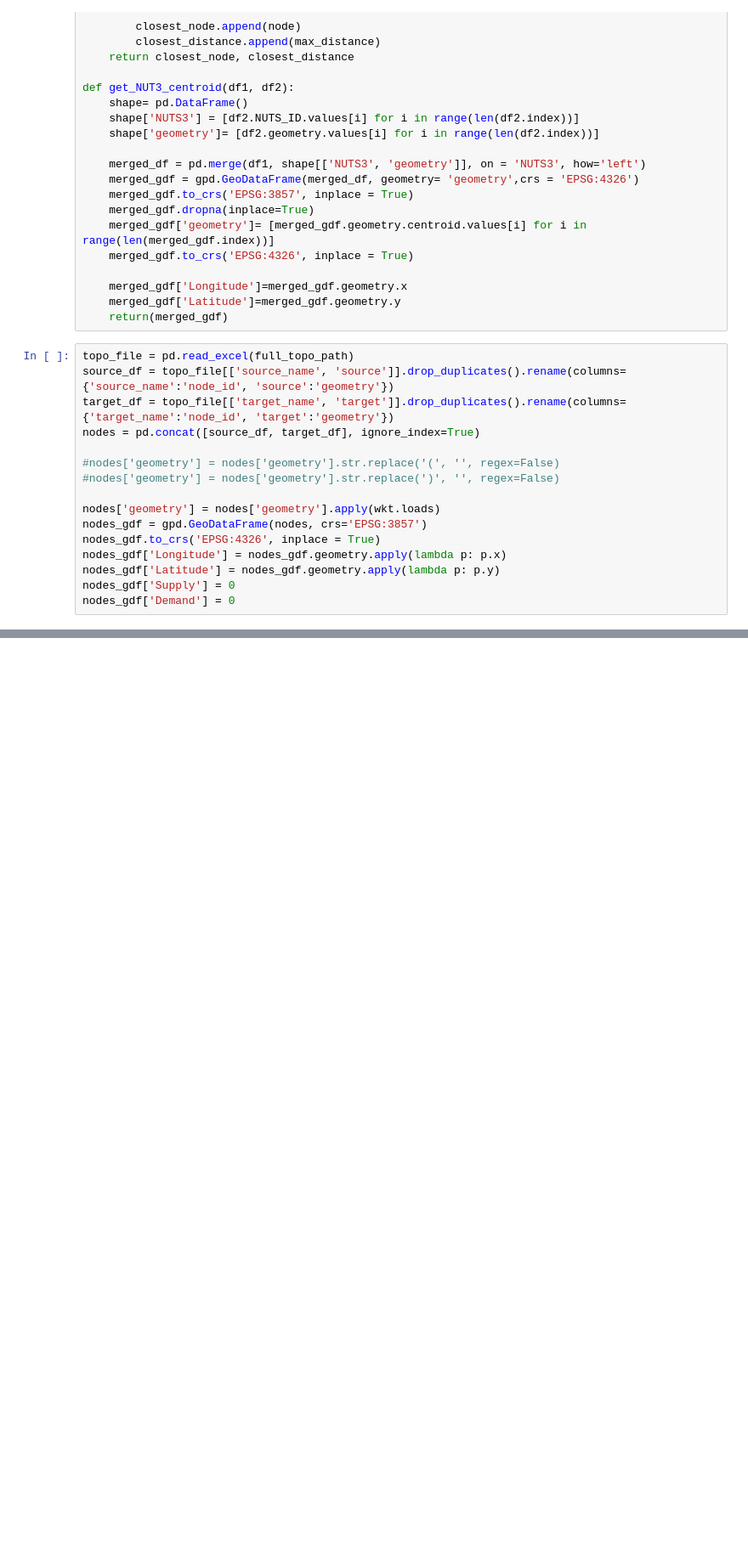
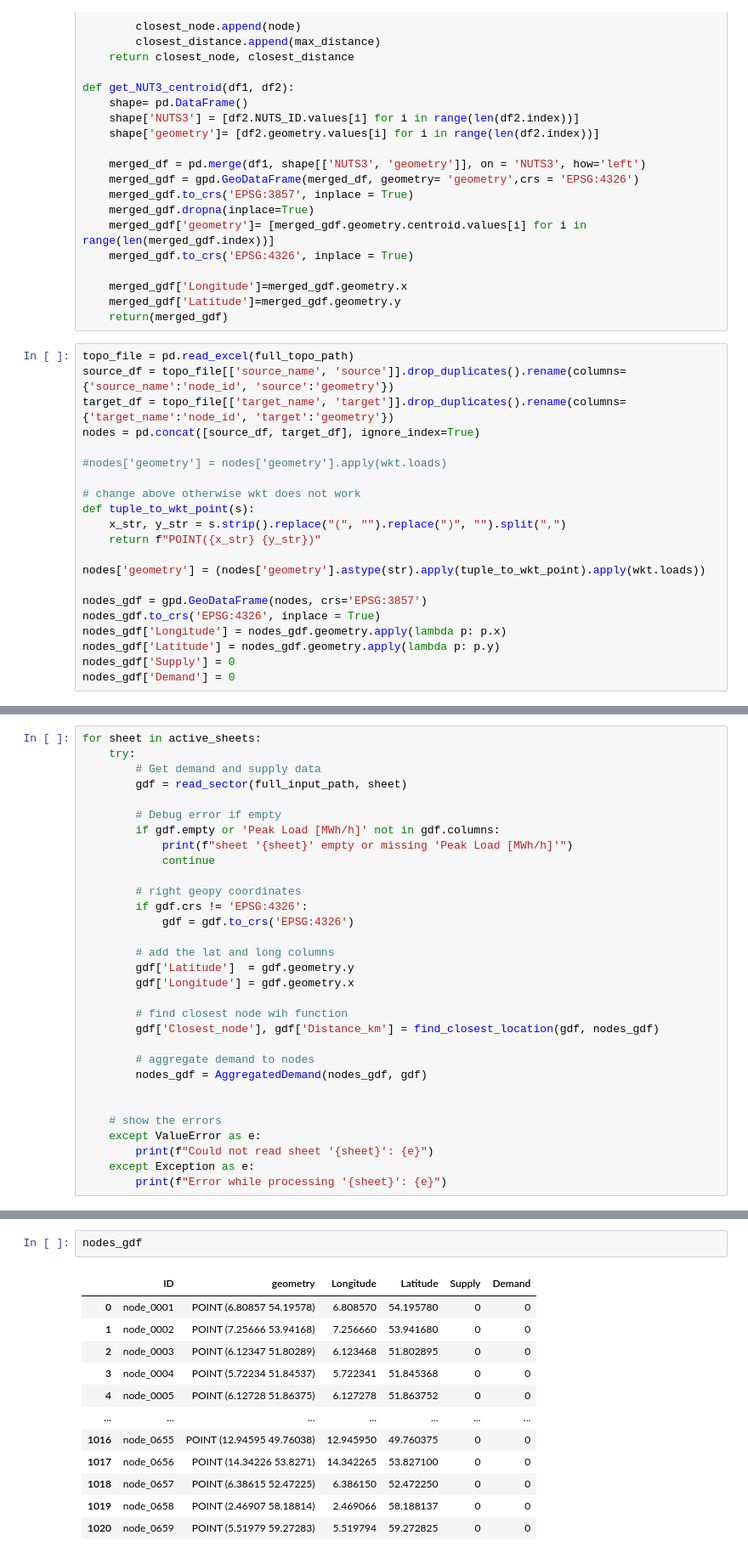
Before and after one commit to CSEI-EU/gas_infrastructure_model, a Jupyter notebook: 00_code_base/06_mapping/Mapping_Demand_to_Nodes.ipynb, the cells around one changed output, grey strips where cells are left out. Shown at 85% size. Cells and saved outputs as stored; diff of their text form; blank space fills up the shorter version.

```diff
--- a/00_code_base/06_mapping/Mapping_Demand_to_Nodes.ipynb
+++ b/00_code_base/06_mapping/Mapping_Demand_to_Nodes.ipynb
@@ -127,10 +127,15 @@ source_df = topo_file[['source_name', 'source']].drop_duplicates().rename(column
 target_df = topo_file[['target_name', 'target']].drop_duplicates().rename(columns={'target_name':'node_id', 'target':'geometry'})
 nodes = pd.concat([source_df, target_df], ignore_index=True)
 
-#nodes['geometry'] = nodes['geometry'].str.replace('(', '', regex=False)
-#nodes['geometry'] = nodes['geometry'].str.replace(')', '', regex=False)
+#nodes['geometry'] = nodes['geometry'].apply(wkt.loads)
 
-nodes['geometry'] = nodes['geometry'].apply(wkt.loads)
+# change above otherwise wkt does not work
+def tuple_to_wkt_point(s):
+    x_str, y_str = s.strip().replace("(", "").replace(")", "").split(",")
+    return f"POINT({x_str} {y_str})"
+
+nodes['geometry'] = (nodes['geometry'].astype(str).apply(tuple_to_wkt_point).apply(wkt.loads))
+
 nodes_gdf = gpd.GeoDataFrame(nodes, crs='EPSG:3857')
 nodes_gdf.to_crs('EPSG:4326', inplace = True)
 nodes_gdf['Longitude'] = nodes_gdf.geometry.apply(lambda p: p.x)
@@ -141,0 +205,31 @@ GEOSException: ParseException: Unknown type: '('
+# %%
+for sheet in active_sheets:
+    try:
+        # Get demand and supply data
+        gdf = read_sector(full_input_path, sheet)
+
+        # Debug error if empty
+        if gdf.empty or 'Peak Load [MWh/h]' not in gdf.columns:
+            print(f"sheet '{sheet}' empty or missing 'Peak Load [MWh/h]'")
+            continue
+
+        # right geopy coordinates
+        if gdf.crs != 'EPSG:4326':
+            gdf = gdf.to_crs('EPSG:4326')
+
+        # add the lat and long columns
+        gdf['Latitude']  = gdf.geometry.y
+        gdf['Longitude'] = gdf.geometry.x
+
+        # find closest node wih function
+        gdf['Closest_node'], gdf['Distance_km'] = find_closest_location(gdf, nodes_gdf)
+
+        # aggregate demand to nodes
+        nodes_gdf = AggregatedDemand(nodes_gdf, gdf)
+
+
+    # show the errors
+    except ValueError as e:
+        print(f"Could not read sheet '{sheet}': {e}")
+    except Exception as e:
+        print(f"Error while processing '{sheet}': {e}")
@@ -141,0 +242,15 @@ GEOSException: ParseException: Unknown type: '('
+# %%
+nodes_gdf
+# %% [output]
+|  | ID | geometry | Longitude | Latitude | Supply | Demand |
+| 0 | node_0001 | POINT (6.80857 54.19578) | 6.808570 | 54.195780 | 0 | 0 |
+| 1 | node_0002 | POINT (7.25666 53.94168) | 7.256660 | 53.941680 | 0 | 0 |
+| 2 | node_0003 | POINT (6.12347 51.80289) | 6.123468 | 51.802895 | 0 | 0 |
+| 3 | node_0004 | POINT (5.72234 51.84537) | 5.722341 | 51.845368 | 0 | 0 |
+| 4 | node_0005 | POINT (6.12728 51.86375) | 6.127278 | 51.863752 | 0 | 0 |
+| ... | ... | ... | ... | ... | ... | ... |
+| 1016 | node_0655 | POINT (12.94595 49.76038) | 12.945950 | 49.760375 | 0 | 0 |
+| 1017 | node_0656 | POINT (14.34226 53.8271) | 14.342265 | 53.827100 | 0 | 0 |
+| 1018 | node_0657 | POINT (6.38615 52.47225) | 6.386150 | 52.472250 | 0 | 0 |
+| 1019 | node_0658 | POINT (2.46907 58.18814) | 2.469066 | 58.188137 | 0 | 0 |
+| 1020 | node_0659 | POINT (5.51979 59.27283) | 5.519794 | 59.272825 | 0 | 0 |
```
Also changed, not shown: parts of 9 cells of this notebook, 3 other files.
